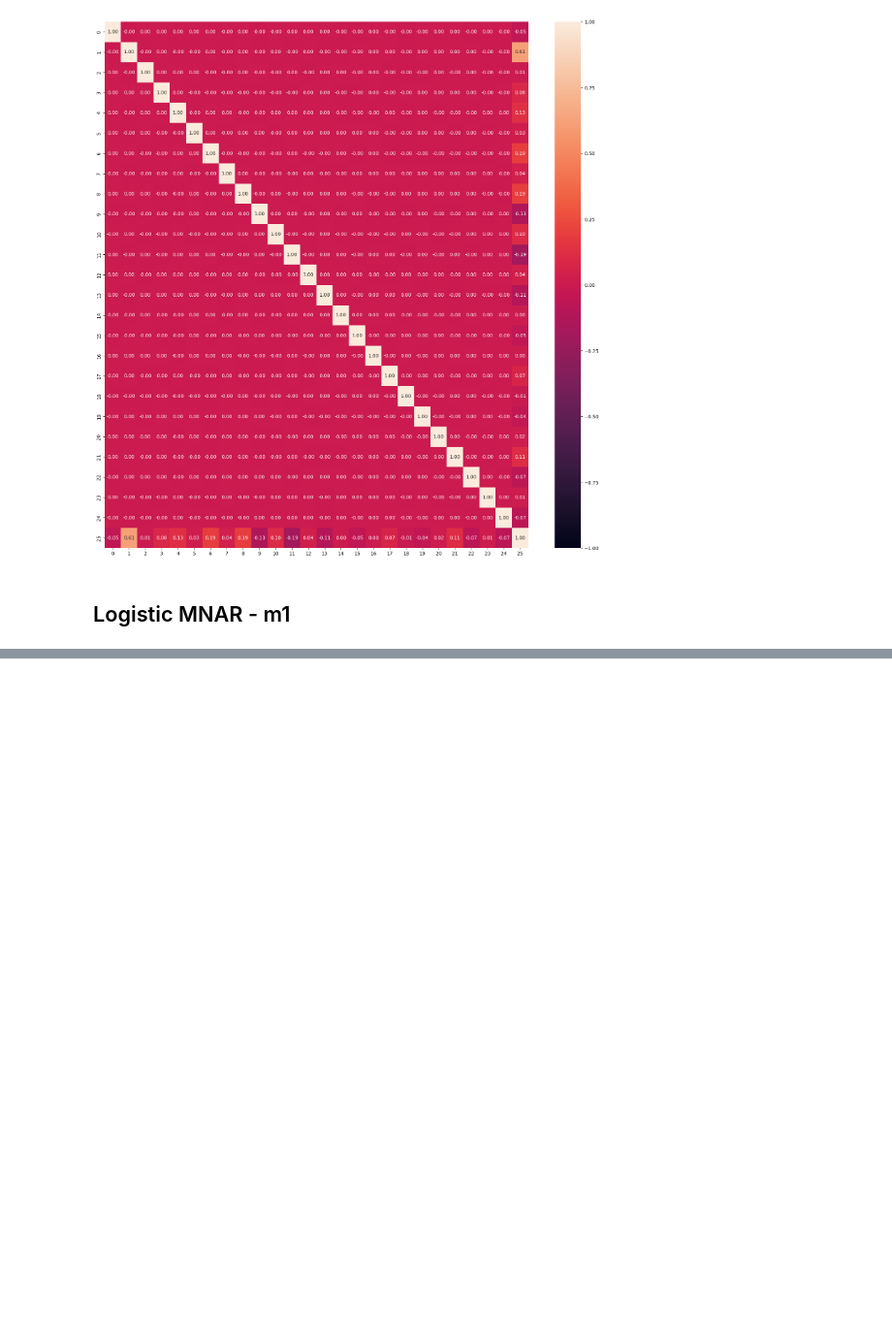
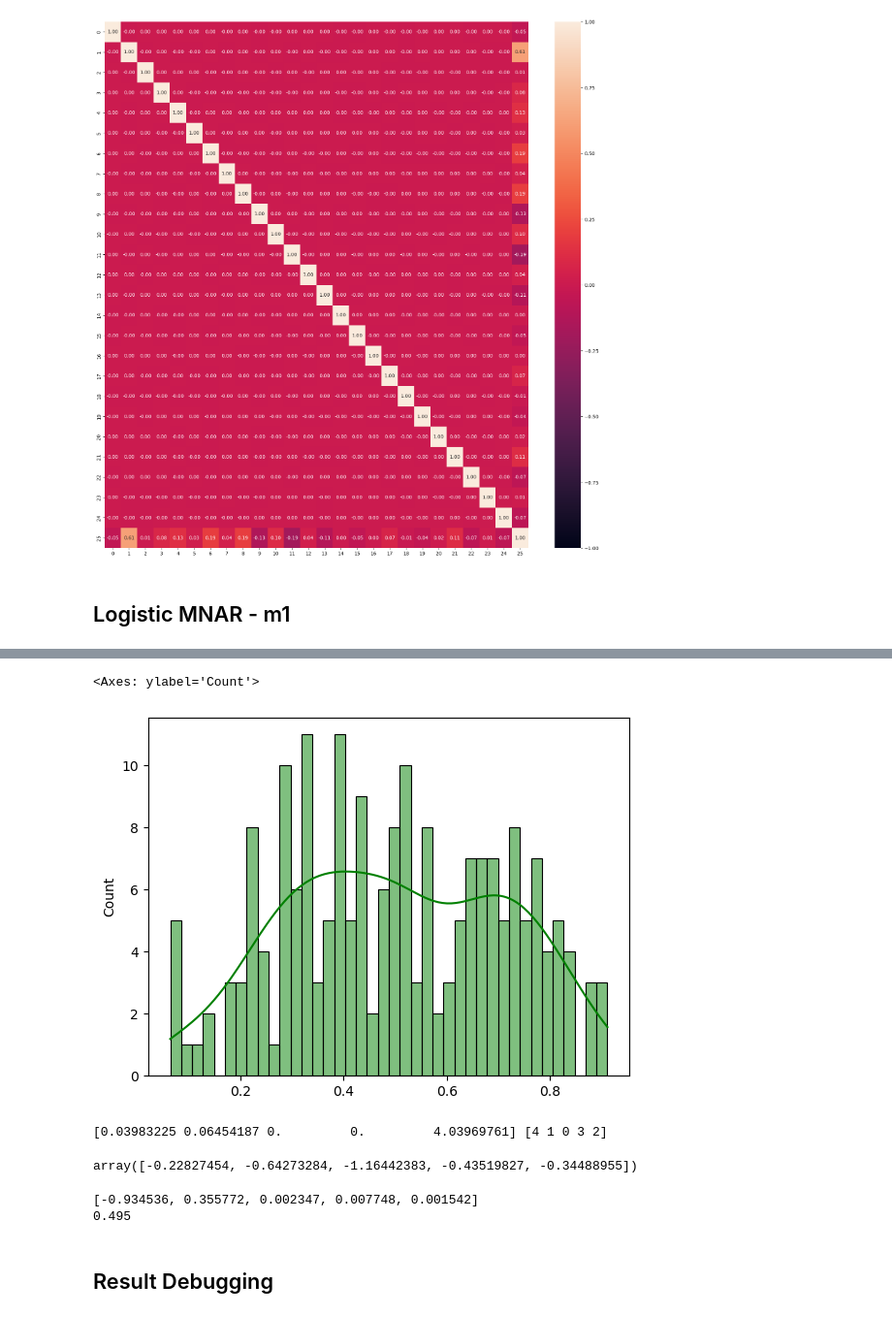
Before and after one commit to sitaomin1994/federated_imputation, a Jupyter notebook: notebook/paper_revision.ipynb, the cells around one changed output, grey strips where cells are left out. Shown at 97% size. Saved outputs shown, nothing was run; the diff lists cells and outputs as text; code cells hidden in the pictures; blank space fills up the shorter version.

```diff
--- a/notebook/paper_revision.ipynb
+++ b/notebook/paper_revision.ipynb
@@ -73,0 +265,48 @@ Name: count, dtype: int64
+# %%
+sns.histplot(ps[:, 0], kde=True, color="green", label="ps", bins = 40)
+# %% [output]
+<Axes: ylabel='Count'>
+[figure, added]
+# %%
+from sklearn.feature_selection import mutual_info_regression
+
+X_col = X[:, 4]
+mi = mutual_info_regression(X, X_col)
+mi_idx = np.argsort(mi)[::-1]
+print(mi, mi_idx)
+data_corr = X[:, mi_idx]
+data_corr[0]
+# %% [output]
+[0.03983225 0.06454187 0.         0.         4.03969761] [4 1 0 3 2]
+array([-0.22827454, -0.64273284, -1.16442383, -0.43519827, -0.34488955])
+# %%
+import n_sphere
+
+def generate_param_vector(d, main_strength = 30, direction = 'up'):
+
+    # sampling a vector from unit sphere
+    if direction == 'up':
+        theta_1 = np.random.uniform(0, main_strength)
+    else:
+        theta_1 = np.random.uniform(180-main_strength, 180)
+    if d < 3:
+        return n_sphere.convert_rectangular([1, np.radians(theta_1)])
+    else:
+        theta_others = []
+        for i in range(d-3):
+            theta_others.append(np.random.uniform(0, 90))
+        theta_last = np.random.uniform(0, 360)
+        thetas = [theta_1] + theta_others + [theta_last]
+        thetas = [np.radians(theta) for theta in thetas]
+        sphere_coords = [1] + thetas
+        return n_sphere.convert_rectangular(sphere_coords)
+
+coeffs = generate_param_vector(5, direction = 'down')
+print(coeffs)
+ps = expit(X @ coeffs + 0)
+print((ps > 0.5).sum()/ps.shape[0])
+# %% [output]
+[-0.934536, 0.355772, 0.002347, 0.007748, 0.001542]
+0.495
+# %% [markdown]
+## Result Debugging
```
Also changed, not shown: parts of 11 cells of this notebook, 8 other files.
